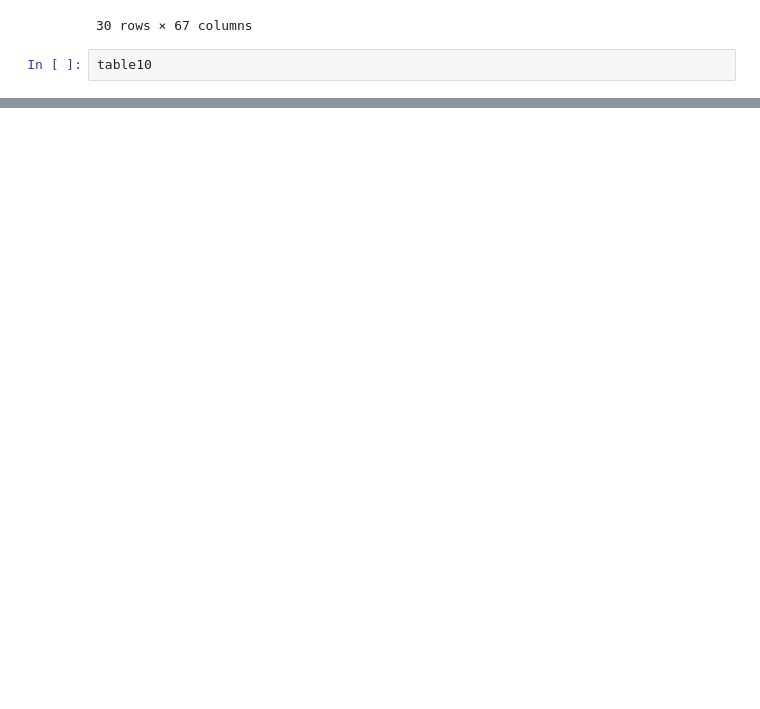
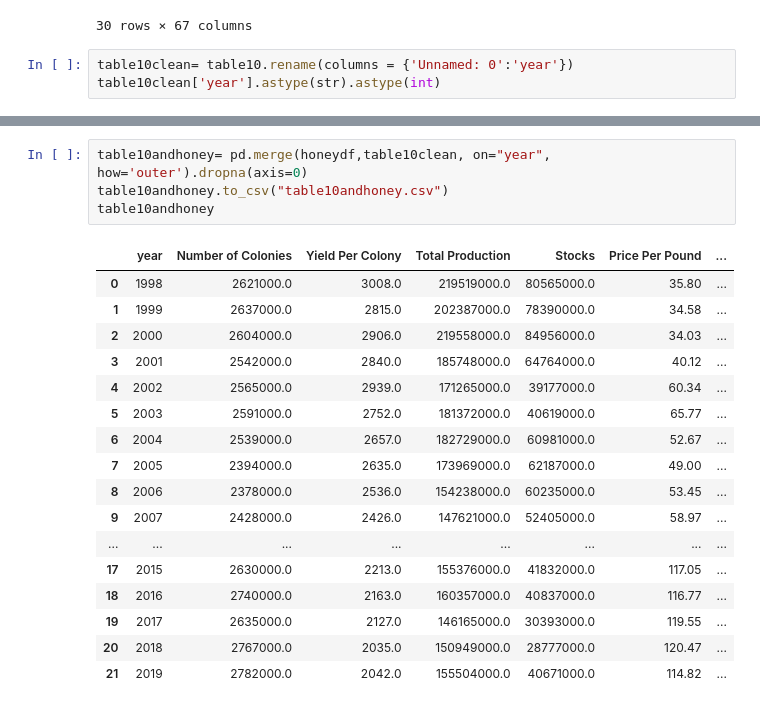
Before and after one commit to nataliaxmoreno/project-1-Group3, a Jupyter notebook: data sets/Natalia.ipynb, the cells around one changed output, grey strips where cells are left out. Cells and saved outputs as stored; diff of their text form; blank space fills up the shorter version.

```diff
--- a/data sets/Natalia.ipynb
+++ b/data sets/Natalia.ipynb
@@ -33,5 +33,6 @@ table2clean
 | 29 | 2019 | 5,255,816 | 4,856,702 | 1,817,209 | 1,606,024 | 822,470 | 336,752 | ... |
 30 rows × 67 columns
 # %%
-table10
+table10clean= table10.rename(columns = {'Unnamed: 0':'year'})
+table10clean['year'].astype(str).astype(int)
 # %% [output]
@@ -52,0 +79,22 @@ mouseandstudy= pd.merge(mouse_metadata,study_results, on="Mouse ID", how='outer'
+# %%
+table10andhoney= pd.merge(honeydf,table10clean, on="year", how='outer').dropna(axis=0)
+table10andhoney.to_csv("table10andhoney.csv")
+table10andhoney
+# %% [output]
+|  | year | Number of Colonies | Yield Per Colony | Total Production | Stocks | Price Per Pound | ... |
+| 0 | 1998 | 2621000.0 | 3008.0 | 219519000.0 | 80565000.0 | 35.80 | ... |
+| 1 | 1999 | 2637000.0 | 2815.0 | 202387000.0 | 78390000.0 | 34.58 | ... |
+| 2 | 2000 | 2604000.0 | 2906.0 | 219558000.0 | 84956000.0 | 34.03 | ... |
+| 3 | 2001 | 2542000.0 | 2840.0 | 185748000.0 | 64764000.0 | 40.12 | ... |
+| 4 | 2002 | 2565000.0 | 2939.0 | 171265000.0 | 39177000.0 | 60.34 | ... |
+| 5 | 2003 | 2591000.0 | 2752.0 | 181372000.0 | 40619000.0 | 65.77 | ... |
+| 6 | 2004 | 2539000.0 | 2657.0 | 182729000.0 | 60981000.0 | 52.67 | ... |
+| 7 | 2005 | 2394000.0 | 2635.0 | 173969000.0 | 62187000.0 | 49.00 | ... |
+| 8 | 2006 | 2378000.0 | 2536.0 | 154238000.0 | 60235000.0 | 53.45 | ... |
+| 9 | 2007 | 2428000.0 | 2426.0 | 147621000.0 | 52405000.0 | 58.97 | ... |
+| ... | ... | ... | ... | ... | ... | ... | ... |
+| 17 | 2015 | 2630000.0 | 2213.0 | 155376000.0 | 41832000.0 | 117.05 | ... |
+| 18 | 2016 | 2740000.0 | 2163.0 | 160357000.0 | 40837000.0 | 116.77 | ... |
+| 19 | 2017 | 2635000.0 | 2127.0 | 146165000.0 | 30393000.0 | 119.55 | ... |
+| 20 | 2018 | 2767000.0 | 2035.0 | 150949000.0 | 28777000.0 | 120.47 | ... |
+| 21 | 2019 | 2782000.0 | 2042.0 | 155504000.0 | 40671000.0 | 114.82 | ... |
```
Also changed, not shown: parts of 2 cells of this notebook, 4 other files.
